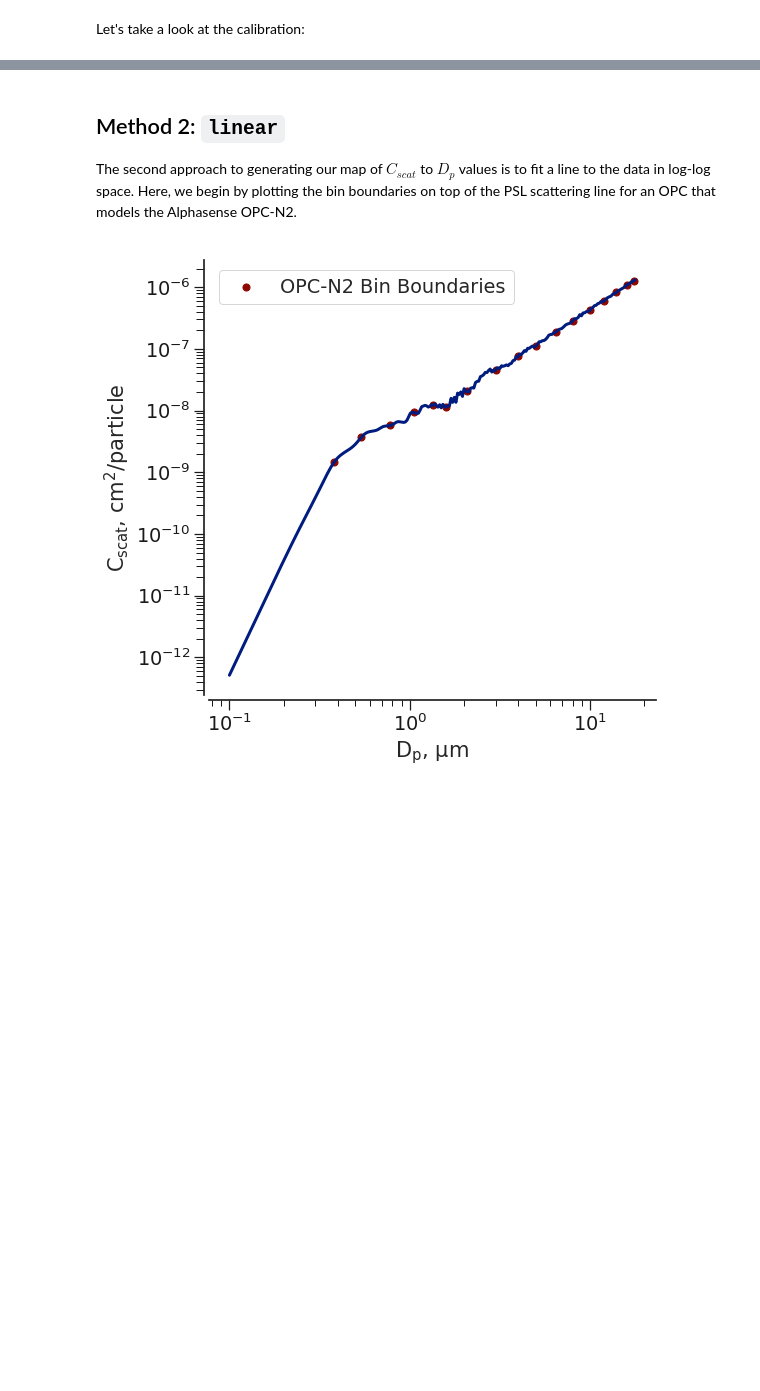
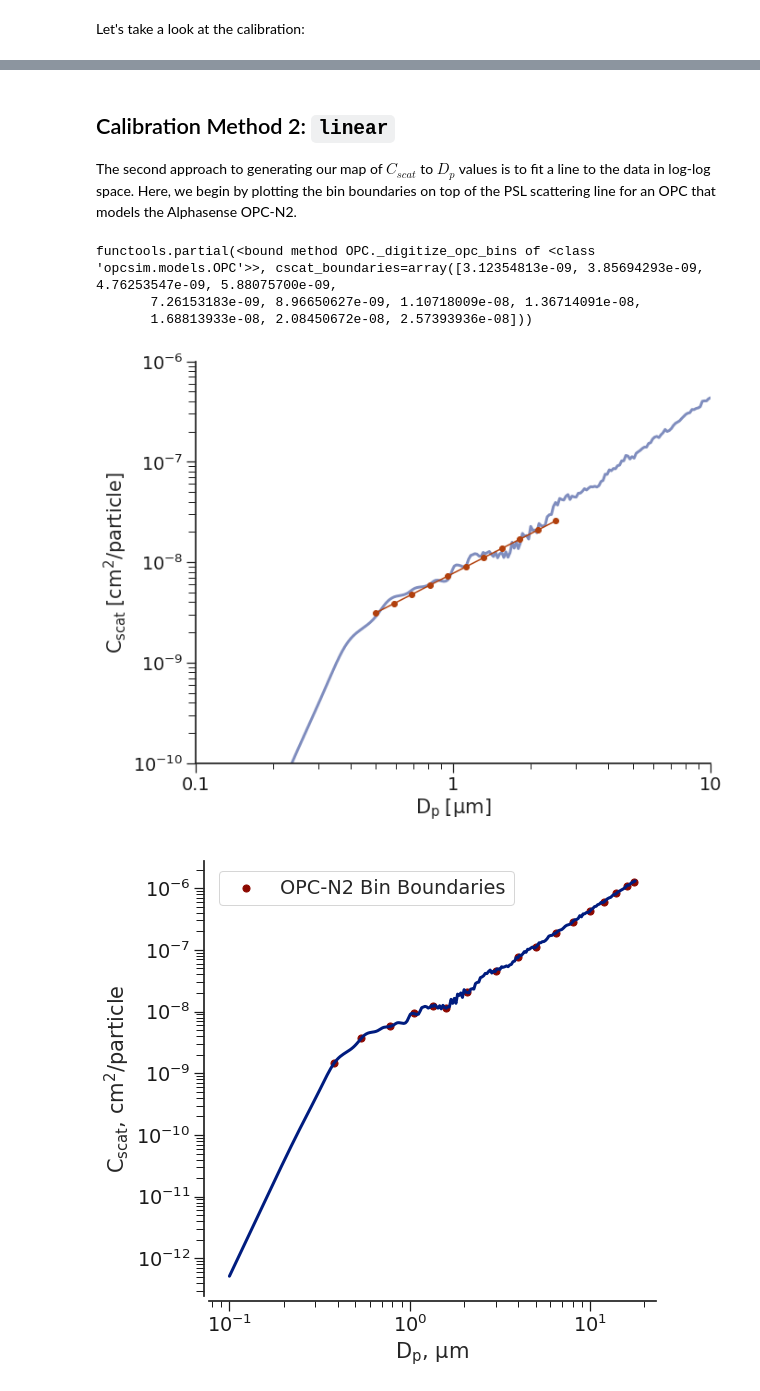
Before and after one commit to dhhagan/opcsim, a Jupyter notebook: docs/tutorial/model.ipynb, the cells around one changed output, grey strips where cells are left out. Drawn from its saved outputs; the diff is of its cells as text; code cells hidden in the pictures; blank space fills up the shorter version.

Commit message:
iterate on calplot

```diff
--- a/docs/tutorial/model.ipynb
+++ b/docs/tutorial/model.ipynb
@@ -175,7 +175,26 @@ sns.despine()
 # %% [markdown]
-## Method 2: `linear`
+## Calibration Method 2: `linear`
 
 The second approach to generating our map of $C_{scat}$ to $D_p$ values is to fit a line to the data in log-log space. Here, we begin by plotting the bin boundaries on top of the PSL scattering line for an OPC that models the Alphasense OPC-N2.
+# %%
+opc.calibrate("psl", method="linear")
+
+opc.calibration_function
+# %% [output]
+functools.partial(<bound method OPC._digitize_opc_bins of <class 'opcsim.models.OPC'>>, cscat_boundaries=array([3.12354813e-09, 3.85694293e-09, 4.76253547e-09, 5.88075700e-09,
+       7.26153183e-09, 8.96650627e-09, 1.10718009e-08, 1.36714091e-08,
+       1.68813933e-08, 2.08450672e-08, 2.57393936e-08]))
+# %%
+fig, ax = plt.subplots(1, figsize=(10, 8))
+
+ax = opcsim.plots.calplot(opc, ax=ax, dp=np.logspace(-1, 1, 250), plot_kws=dict(alpha=.5))
+
+ax.set_xlim(0.1, 10)
+ax.set_ylim(1e-10, 1e-6)
+
+sns.despine()
+# %% [output]
+[figure, added]
 # %%
 from scipy.interpolate import interp1d
 
```
Also changed, not shown: parts of 2 cells of this notebook, 1 other file.
